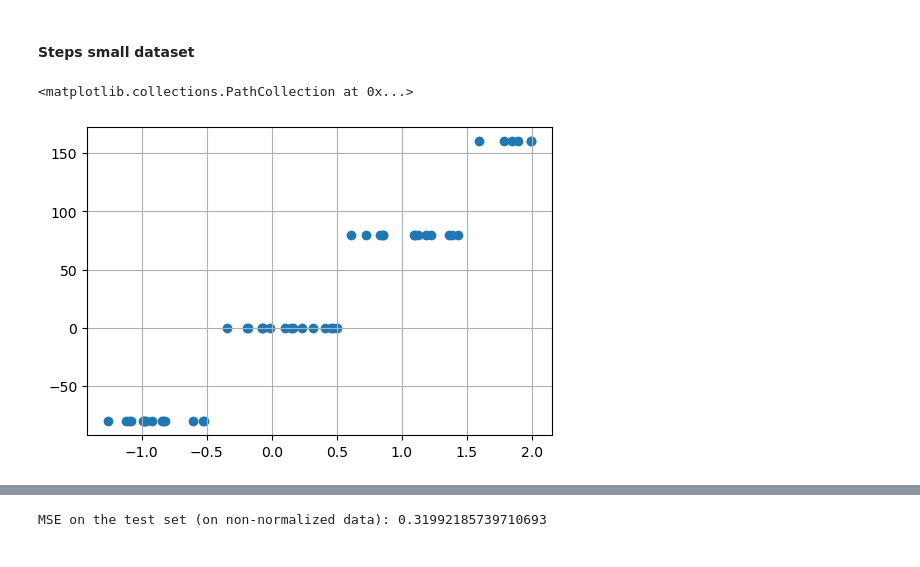
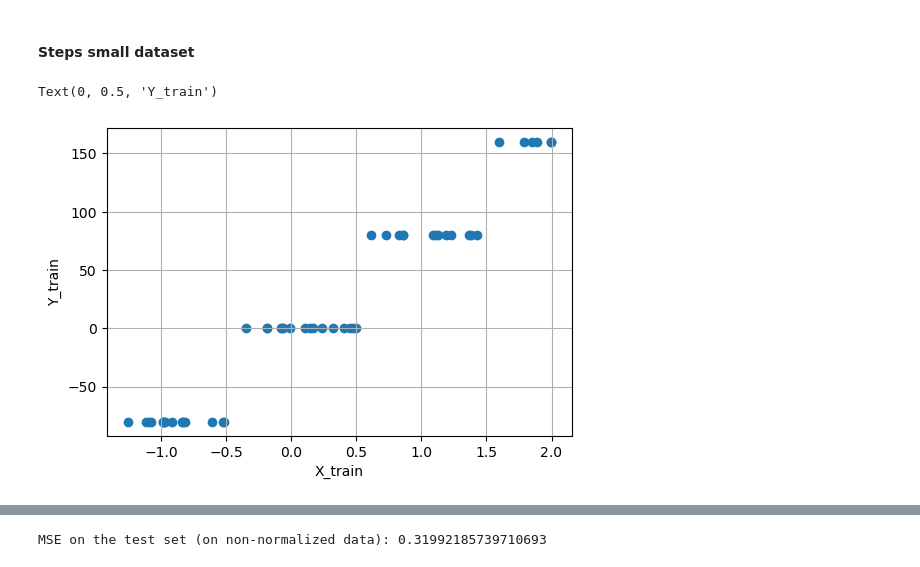
Before and after one commit to sienkozuzanna/miowad, a Jupyter notebook: NeuralNetworks/nn2.ipynb, the cells around one changed output, grey strips where cells are left out. Drawn from its saved outputs; the diff is of its cells as text; code cells hidden in the pictures.

```diff
--- a/NeuralNetworks/nn2.ipynb
+++ b/NeuralNetworks/nn2.ipynb
@@ -105,15 +119,17 @@ plot_fitted_vs_actual(X_test_square_simple, Y_test_square_simple, Y_pred_denorm,
 # %% [markdown]
 #### Steps small dataset
 # %%
-steps_small_training_path='data/mio/mio1/regression/steps-small-training.csv'
-steps_small_test_path='data/mio/mio1/regression/steps-small-test.csv'
+steps_small_training_path='data//steps-small-training.csv'
+steps_small_test_path='data/steps-small-test.csv'
 
 X_train_steps_small, Y_train_steps_small, X_test_steps_small, Y_test_steps_small=load_data(steps_small_training_path, steps_small_test_path)
 
 plt.figure(figsize=(6, 4))
 plt.grid(True)
 plt.scatter(X_train_steps_small, Y_train_steps_small)
+plt.xlabel('X_train')
+plt.ylabel('Y_train')
 # %% [output]
-<matplotlib.collections.PathCollection at 0x...>
+Text(0, 0.5, 'Y_train')
-[figure, old version]
+[figure, new version]
 # %%
```
Also changed, not shown: parts of 13 cells of this notebook.
